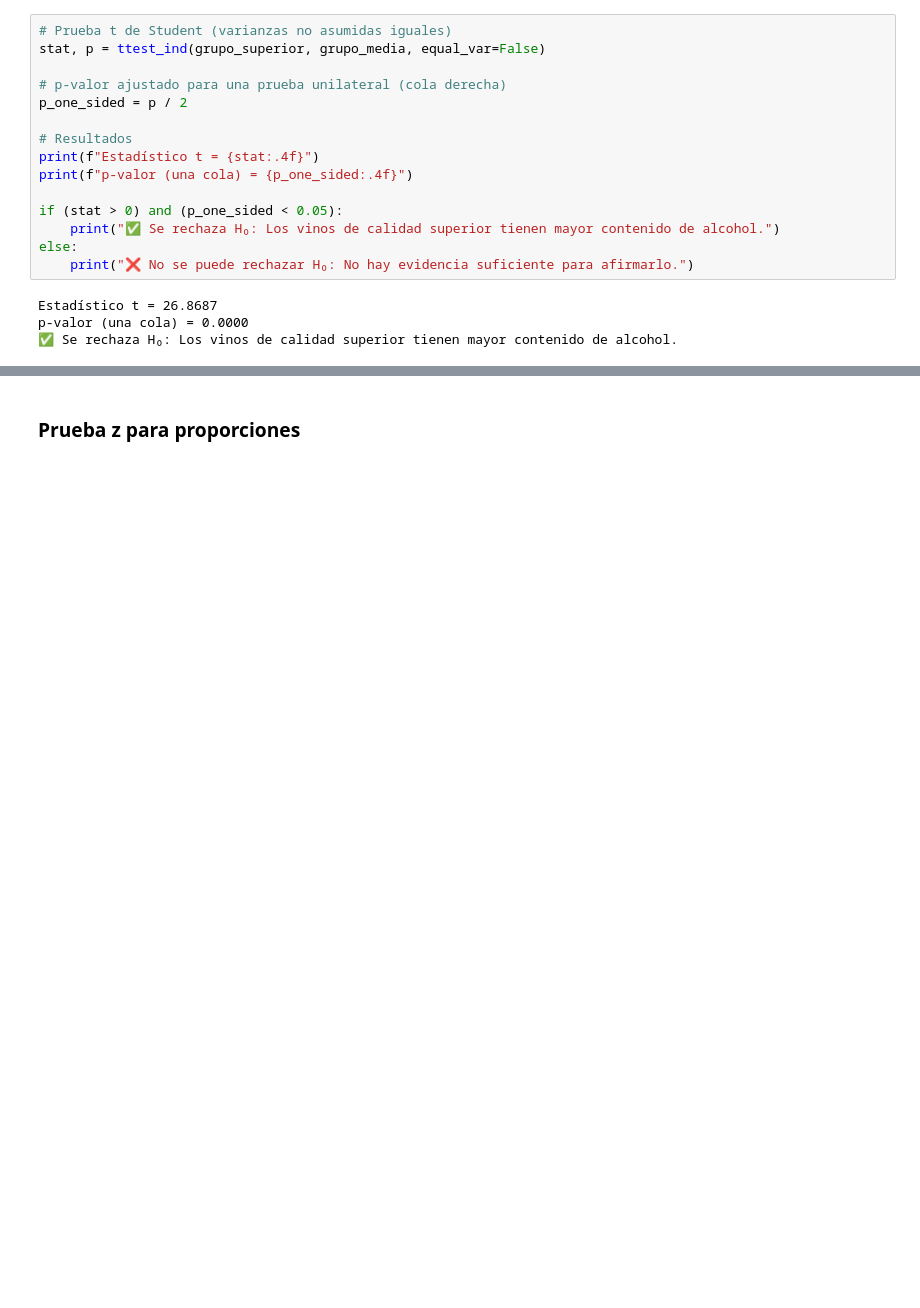
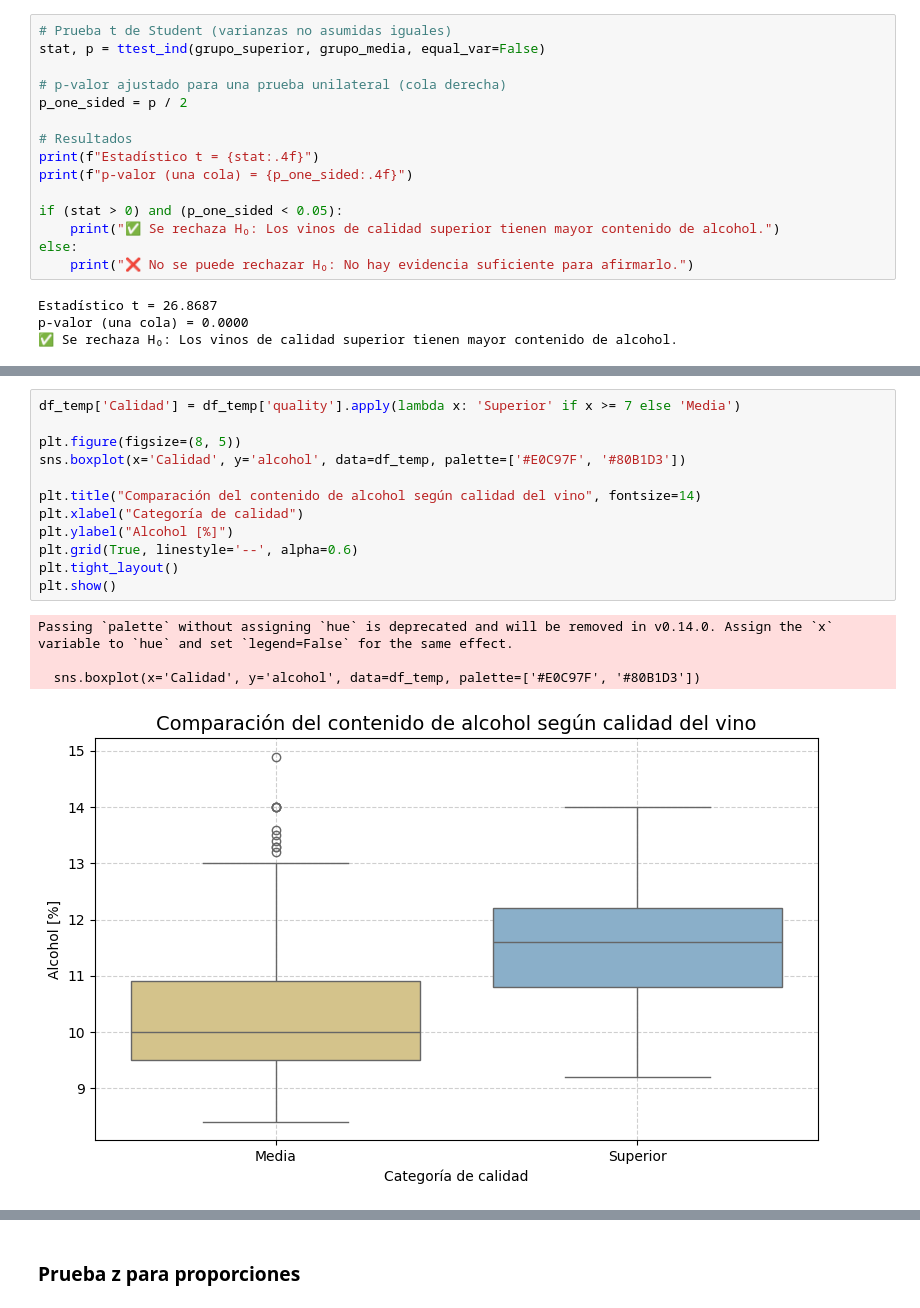
Before and after one commit to diadasiachilensis/data-science, a Jupyter notebook: ejercicios/9.vino-tinto/analisis.ipynb, the cells around one changed output, grey strips where cells are left out. Cells and saved outputs as stored; diff of their text form; blank space fills up the shorter version.

```diff
--- a/ejercicios/9.vino-tinto/analisis.ipynb
+++ b/ejercicios/9.vino-tinto/analisis.ipynb
@@ -342 +365,18 @@ p-valor (una cola) = 0.0000
+# %%
+df_temp['Calidad'] = df_temp['quality'].apply(lambda x: 'Superior' if x >= 7 else 'Media')
+
+plt.figure(figsize=(8, 5))
+sns.boxplot(x='Calidad', y='alcohol', data=df_temp, palette=['#E0C97F', '#80B1D3'])
+
+plt.title("Comparación del contenido de alcohol según calidad del vino", fontsize=14)
+plt.xlabel("Categoría de calidad")
+plt.ylabel("Alcohol [%]")
+plt.grid(True, linestyle='--', alpha=0.6)
+plt.tight_layout()
+plt.show()
+# %% [output]
+Passing `palette` without assigning `hue` is deprecated and will be removed in v0.14.0. Assign the `x` variable to `hue` and set `legend=False` for the same effect.
+
+  sns.boxplot(x='Calidad', y='alcohol', data=df_temp, palette=['#E0C97F', '#80B1D3'])
+[figure, added]
 # %% [markdown]
```
Also changed, not shown: parts of 10 cells of this notebook.
